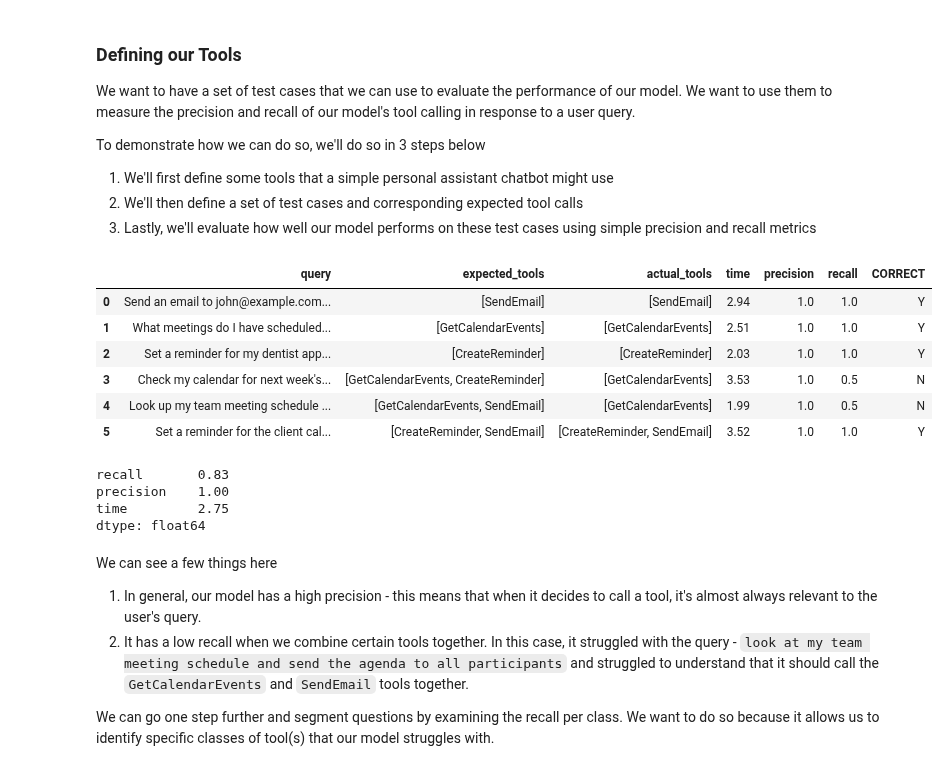
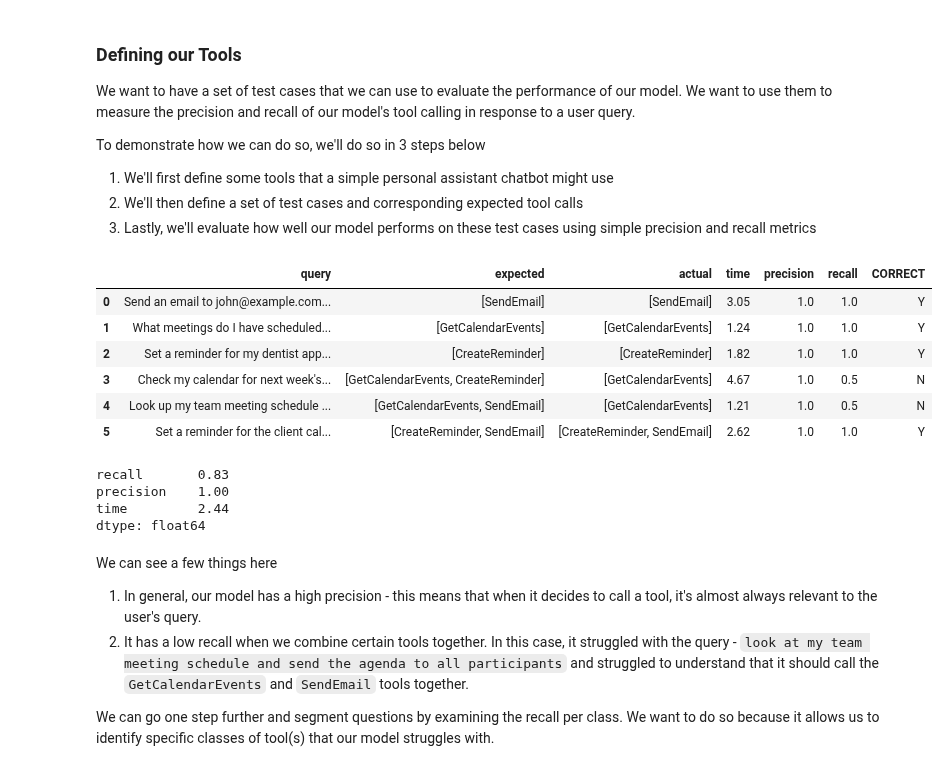
Before and after one commit to sanyaade-teachings/systematically-improving-rag, a Jupyter notebook: cohort_2/week6/1. Evaluate Tools.ipynb, the cells around one changed output. Drawn from its saved outputs; the diff is of its cells as text; code cells hidden in the pictures.

```diff
--- a/cohort_2/week6/1. Evaluate Tools.ipynb
+++ b/cohort_2/week6/1. Evaluate Tools.ipynb
@@ -240,44 +240,48 @@ coros = [generate_tool_calls(query, sem) for query, _ in tests]
 results = await asyncio.gather(*coros)
 # %%
 import pandas as pd
+
+def calculate_precision_recall_for_queries(df):
+    df = df.copy()
+    df["precision"] = df.apply(
+        lambda x: calculate_precision(x["actual"], x["expected"]), axis=1
+    )
+    df["recall"] = df.apply(
+        lambda x: calculate_recall(x["actual"], x["expected"]), axis=1
+    )
+    df["CORRECT"] = df.apply(
+        lambda x: "Y" if x["expected"] == x["actual"] else "N", axis=1
+    )
+    return df
+
 
 df = pd.DataFrame(
     [
         {
             "query": test_item[0],
-            "expected_tools": [tool.__name__ for tool in test_item[1]],
-            "actual_tools": list(set([type(tool).__name__ for tool in result["response"].calls])),
+            "expected": [tool.__name__ for tool in test_item[1]],
+            "actual": list(set([type(tool).__name__ for tool in result["response"].calls])),
             "time": round(result["time"],2),
         }
         for test_item, result in zip(tests, results)
     ]
 )
-
-df["precision"] = df.apply(
-    lambda x: calculate_precision(x["actual_tools"], x["expected_tools"]), axis=1
-)
-df["recall"] = df.apply(
-    lambda x: calculate_recall(x["actual_tools"], x["expected_tools"]), axis=1
-)
-df["CORRECT"] = df.apply(
-    lambda x: "Y" if x["expected_tools"] == x["actual_tools"] else "N", axis=1
-)
-
+df = calculate_precision_recall_for_queries(df)
 df
 # %% [output]
-|  | query | expected_tools | actual_tools | time | precision | recall | CORRECT |
-| 0 | Send an email to john@example.com... | [SendEmail] | [SendEmail] | 2.94 | 1.0 | 1.0 | Y |
-| 1 | What meetings do I have scheduled... | [GetCalendarEvents] | [GetCalendarEvents] | 2.51 | 1.0 | 1.0 | Y |
-| 2 | Set a reminder for my dentist app... | [CreateReminder] | [CreateReminder] | 2.03 | 1.0 | 1.0 | Y |
-| 3 | Check my calendar for next week's... | [GetCalendarEvents, CreateReminder] | [GetCalendarEvents] | 3.53 | 1.0 | 0.5 | N |
-| 4 | Look up my team meeting schedule ... | [GetCalendarEvents, SendEmail] | [GetCalendarEvents] | 1.99 | 1.0 | 0.5 | N |
-| 5 | Set a reminder for the client cal... | [CreateReminder, SendEmail] | [CreateReminder, SendEmail] | 3.52 | 1.0 | 1.0 | Y |
+|  | query | expected | actual | time | precision | recall | CORRECT |
+| 0 | Send an email to john@example.com... | [SendEmail] | [SendEmail] | 3.05 | 1.0 | 1.0 | Y |
+| 1 | What meetings do I have scheduled... | [GetCalendarEvents] | [GetCalendarEvents] | 1.24 | 1.0 | 1.0 | Y |
+| 2 | Set a reminder for my dentist app... | [CreateReminder] | [CreateReminder] | 1.82 | 1.0 | 1.0 | Y |
+| 3 | Check my calendar for next week's... | [GetCalendarEvents, CreateReminder] | [GetCalendarEvents] | 4.67 | 1.0 | 0.5 | N |
+| 4 | Look up my team meeting schedule ... | [GetCalendarEvents, SendEmail] | [GetCalendarEvents] | 1.21 | 1.0 | 0.5 | N |
+| 5 | Set a reminder for the client cal... | [CreateReminder, SendEmail] | [CreateReminder, SendEmail] | 2.62 | 1.0 | 1.0 | Y |
 # %%
 df[["recall", "precision", "time"]].mean().round(2)
 # %% [output]
 recall       0.83
 precision    1.00
-time         2.75
+time         2.44
 dtype: float64
 # %% [markdown]
 We can see a few things here
```
Also changed, not shown: parts of 8 cells of this notebook, 4 other files.
